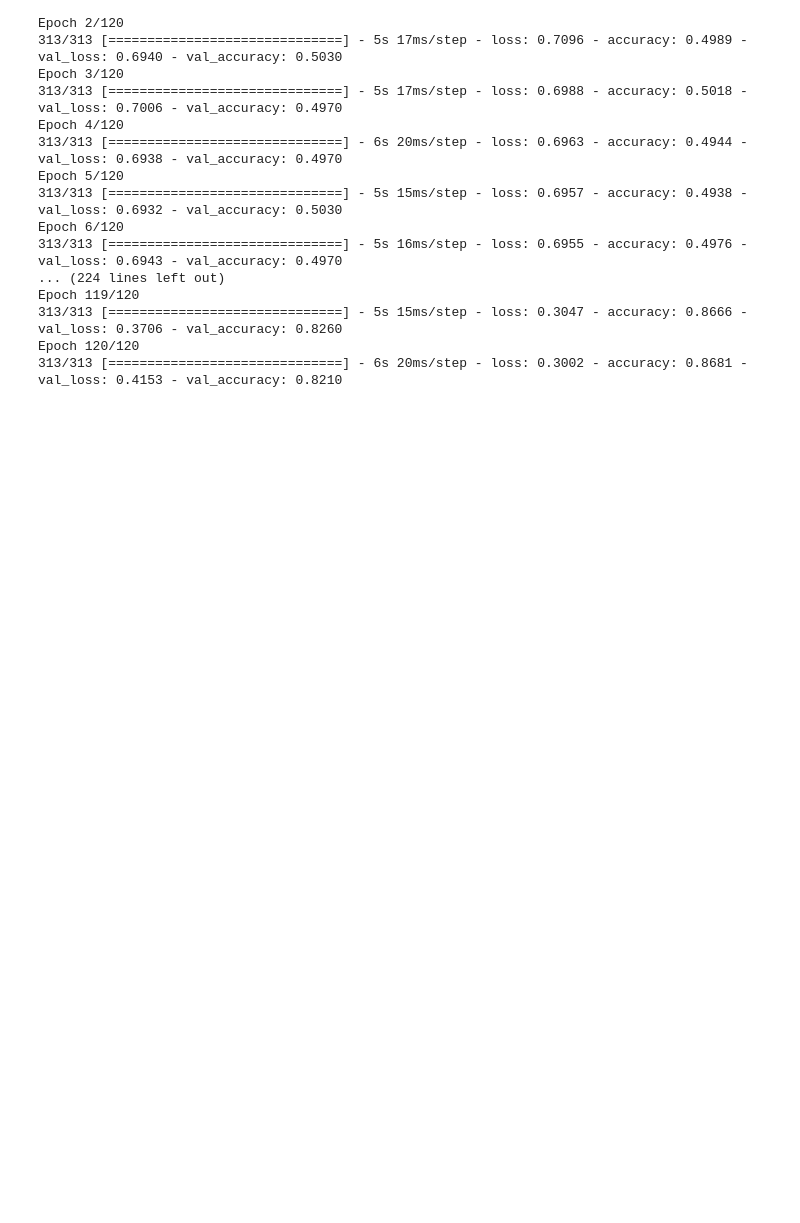
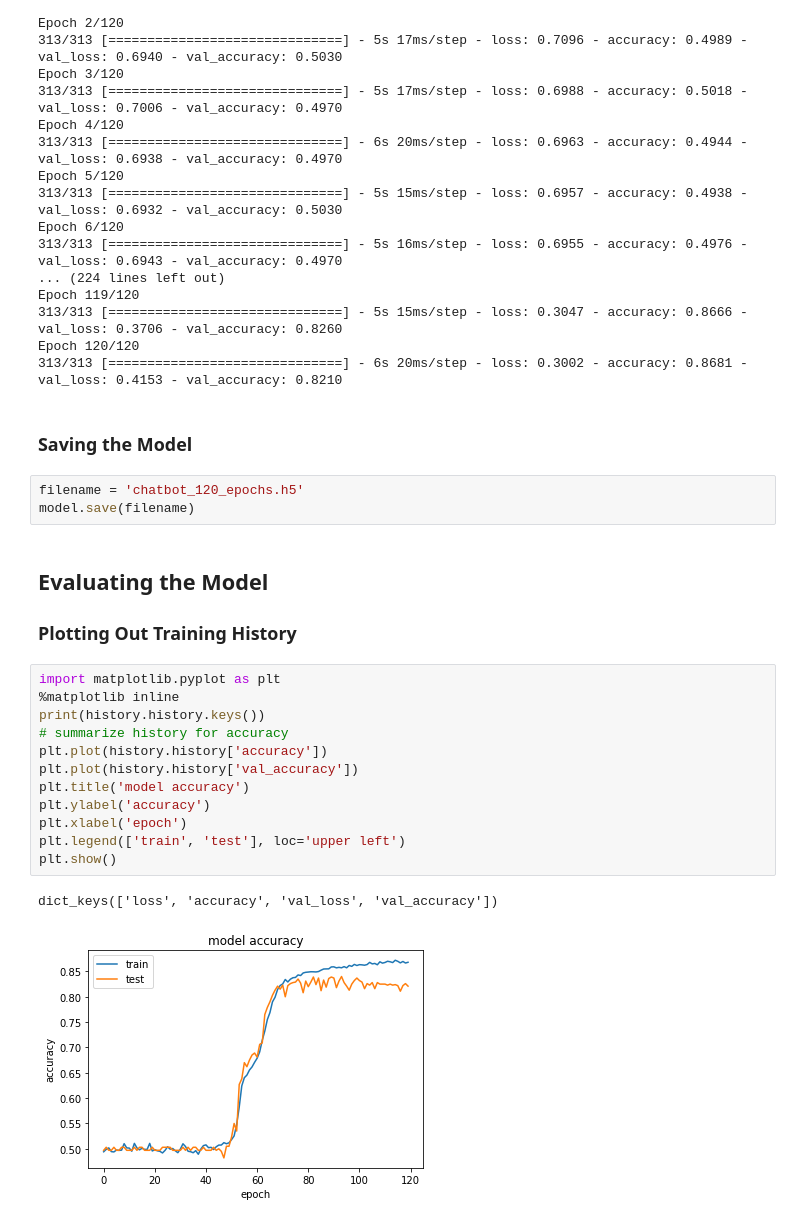
Before and after one commit to ozj1/Machine_Learning_and_Data_Science_projects, a Jupyter notebook: Chat-Bot_natural_language_processing/Chat_Bot_natural_language_processing.ipynb, the cells around one changed output. Saved outputs shown, nothing was run; the diff lists cells and outputs as text; blank space fills up the shorter version.

```diff
--- a/Chat-Bot_natural_language_processing/Chat_Bot_natural_language_processing.ipynb
+++ b/Chat-Bot_natural_language_processing/Chat_Bot_natural_language_processing.ipynb
@@ -400,3 +400,27 @@ Epoch 119/120
 313/313 [==============================] - 5s 15ms/step - loss: 0.3047 - accuracy: 0.8666 - val_loss: 0.3706 - val_accuracy: 0.8260
 Epoch 120/120
 313/313 [==============================] - 6s 20ms/step - loss: 0.3002 - accuracy: 0.8681 - val_loss: 0.4153 - val_accuracy: 0.8210
+# %% [markdown]
+### Saving the Model
+# %%
+filename = 'chatbot_120_epochs.h5'
+model.save(filename)
+# %% [markdown]
+## Evaluating the Model
+
+### Plotting Out Training History
+# %%
+import matplotlib.pyplot as plt
+%matplotlib inline
+print(history.history.keys())
+# summarize history for accuracy
+plt.plot(history.history['accuracy'])
+plt.plot(history.history['val_accuracy'])
+plt.title('model accuracy')
+plt.ylabel('accuracy')
+plt.xlabel('epoch')
+plt.legend(['train', 'test'], loc='upper left')
+plt.show()
+# %% [output]
+dict_keys(['loss', 'accuracy', 'val_loss', 'val_accuracy'])
+[figure, added]
```
Also changed, not shown: parts of 16 cells of this notebook.
